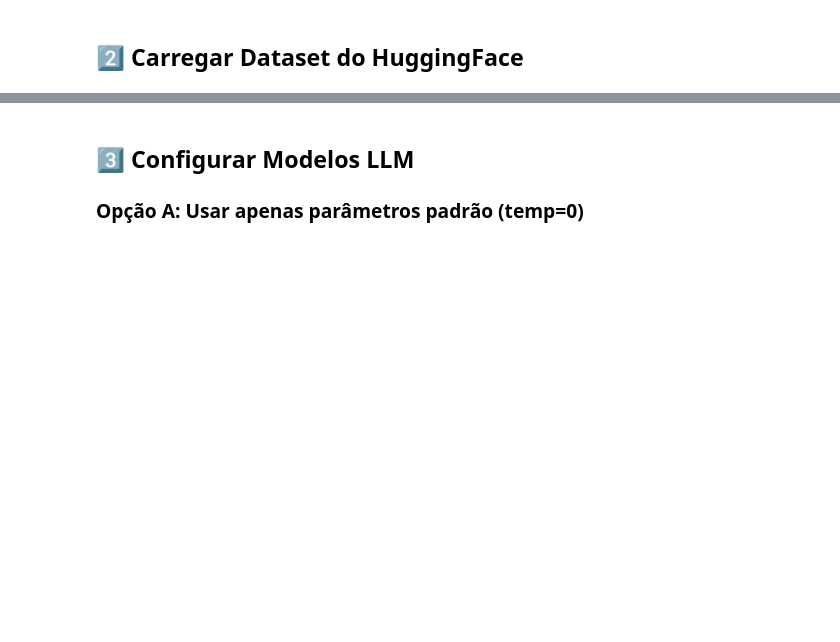
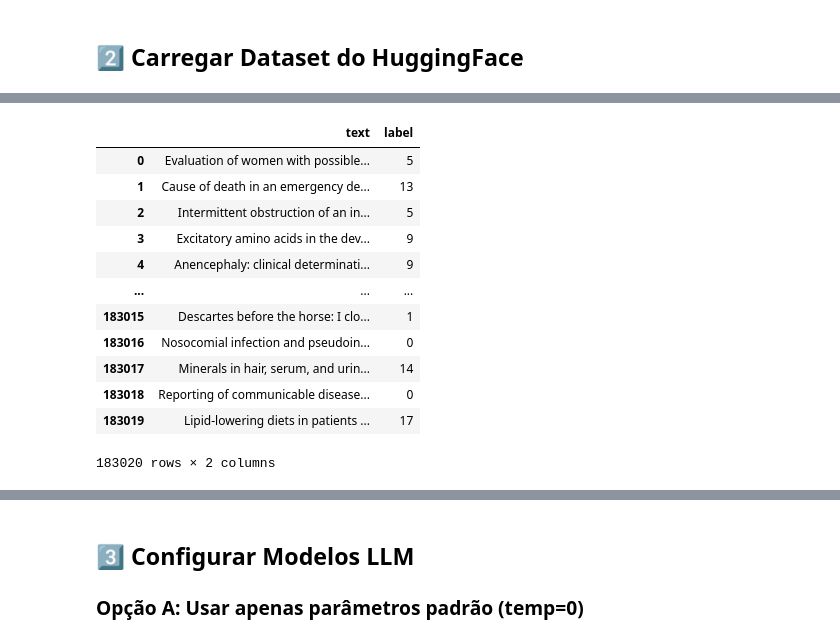
Before and after one commit to Ktzani/llm-annotation, a Jupyter notebook: src/notebooks/analise_consenso_llms.ipynb, the cells around one changed output, grey strips where cells are left out. Cells and saved outputs as stored; diff of their text form; code cells hidden in the pictures; blank space fills up the shorter version.

Commit message:
Criando labels para os datasets

```diff
--- a/src/notebooks/analise_consenso_llms.ipynb
+++ b/src/notebooks/analise_consenso_llms.ipynb
@@ -46,6 +65,6 @@ for dataset in list_available_datasets():
 # %%
 # Carregar dataset
-dataset_name = "agnews"  # Ajuste conforme necessário
+dataset_name = "ohsumed"  # Ajuste conforme necessário
 
 texts, categories, ground_truth = load_hf_dataset(dataset_name)
 
@@ -61,0 +102,2 @@ for i, text in enumerate(texts[:3]):
+# %%
+df, categories = load_hf_dataset_as_dataframe(dataset_name)
@@ -61,0 +114,16 @@ for i, text in enumerate(texts[:3]):
+# %%
+df
+# %% [output]
+|  | text | label |
+| 0 | Evaluation of women with possible... | 5 |
+| 1 | Cause of death in an emergency de... | 13 |
+| 2 | Intermittent obstruction of an in... | 5 |
+| 3 | Excitatory amino acids in the dev... | 9 |
+| 4 | Anencephaly: clinical determinati... | 9 |
+| ... | ... | ... |
+| 183015 | Descartes before the horse: I clo... | 1 |
+| 183016 | Nosocomial infection and pseudoin... | 0 |
+| 183017 | Minerals in hair, serum, and urin... | 14 |
+| 183018 | Reporting of communicable disease... | 0 |
+| 183019 | Lipid-lowering diets in patients ... | 17 |
+183020 rows × 2 columns
```
Also changed, not shown: parts of 10 cells of this notebook, 19 other files.
